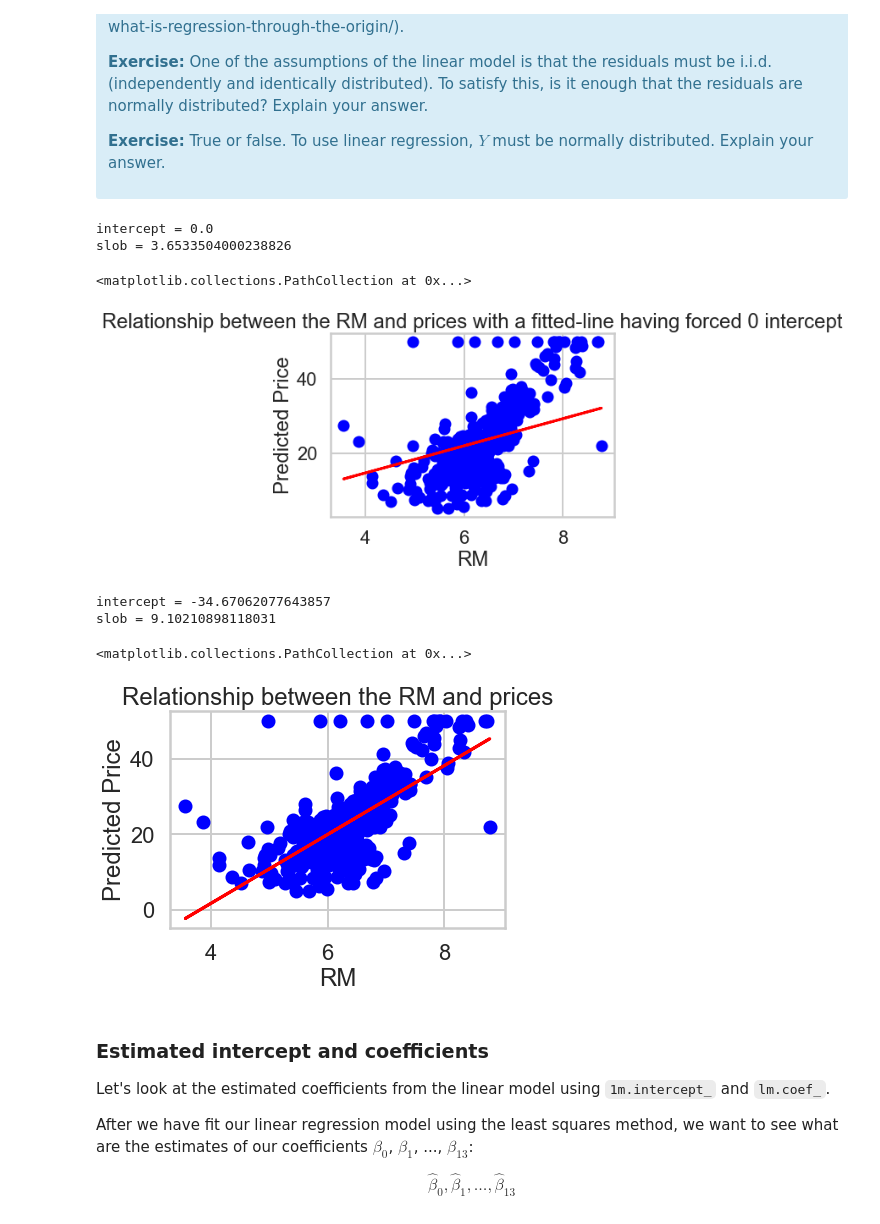
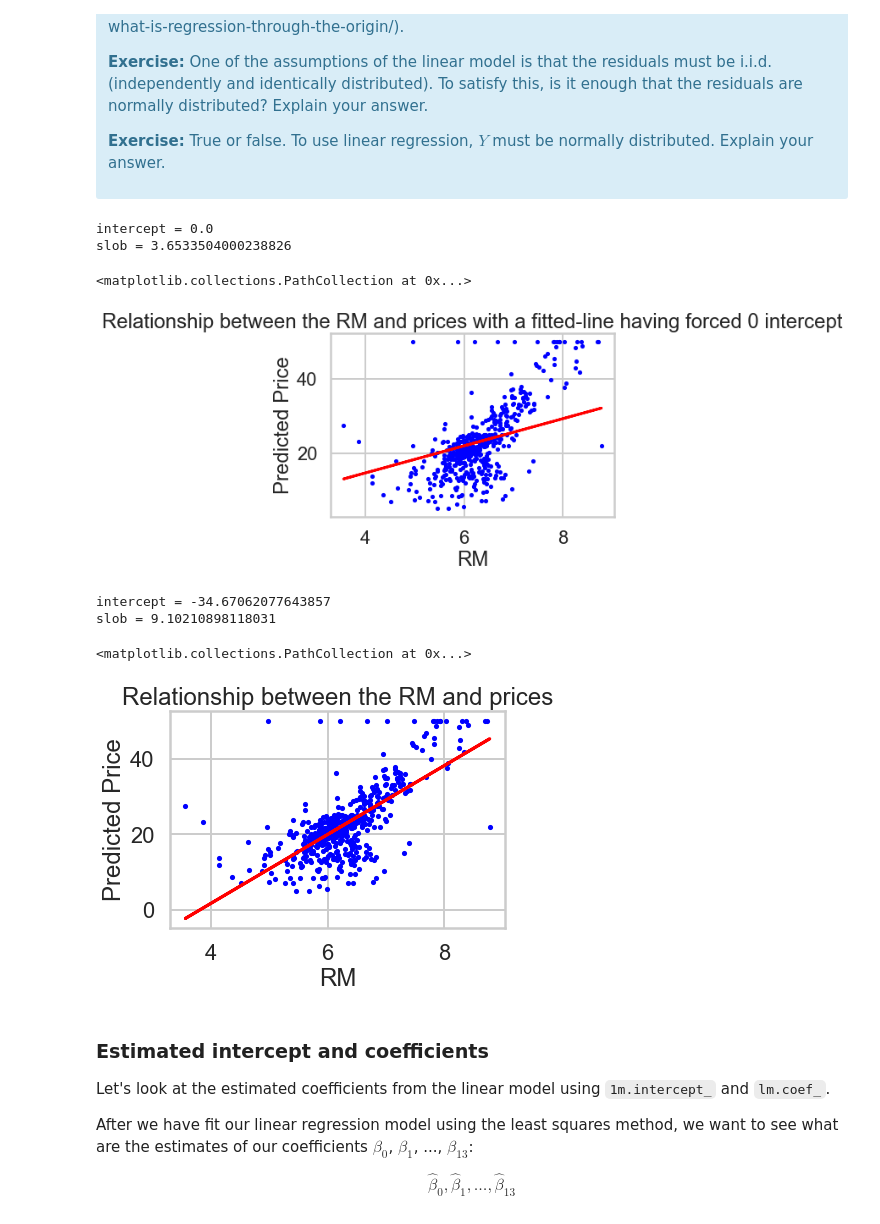
Before and after one commit to ZhanyangZhuSD/UCSD_ML, a Jupyter notebook: Mini_Project_Linear_Regression_ZZhu.ipynb, the cells around one changed output. Saved outputs shown, nothing was run; the diff lists cells and outputs as text; code cells hidden in the pictures.

```diff
--- a/Mini_Project_Linear_Regression_ZZhu.ipynb
+++ b/Mini_Project_Linear_Regression_ZZhu.ipynb
@@ -548,29 +548,29 @@ plt.plot(RM, lm_fi_false.predict(RM), color='red')
 plt.xlabel("RM")
 plt.ylabel("Predicted Price")
 plt.title("Relationship between the RM and prices with a fitted-line having forced 0 intercept")
-plt.scatter(RM, bos.PRICE, color='blue')
+plt.scatter(RM, bos.PRICE, color='blue', s=10)
 # %% [output]
 intercept = 0.0
 slob = 3.6533504000238826
 <matplotlib.collections.PathCollection at 0x...>
-[figure, old version]
+[figure, new version]
 # %%
 # your turn
 # to force intercept as 0 use fit_intercept=False.
 lm_fi_true = LinearRegression(fit_intercept=True)
 lm_fi_true.fit(RM, bos.PRICE)
 print("intercept =", lm_fi_true.intercept_)
 print("slob =", lm_fi_true.coef_[0])
 plt.plot(RM, lm_fi_true.predict(RM), color='red')
 plt.xlabel("RM")
 plt.ylabel("Predicted Price")
 plt.title("Relationship between the RM and prices")
-plt.scatter(RM, bos.PRICE, color='blue')
+plt.scatter(RM, bos.PRICE, color='blue', s=10)
 # %% [output]
 intercept = -34.67062077643857
 slob = 9.10210898118031
 <matplotlib.collections.PathCollection at 0x...>
-[figure, old version]
+[figure, new version]
 # %% [markdown]
 ### Estimated intercept and coefficients
 
```
Also changed, not shown: parts of 7 cells of this notebook.
